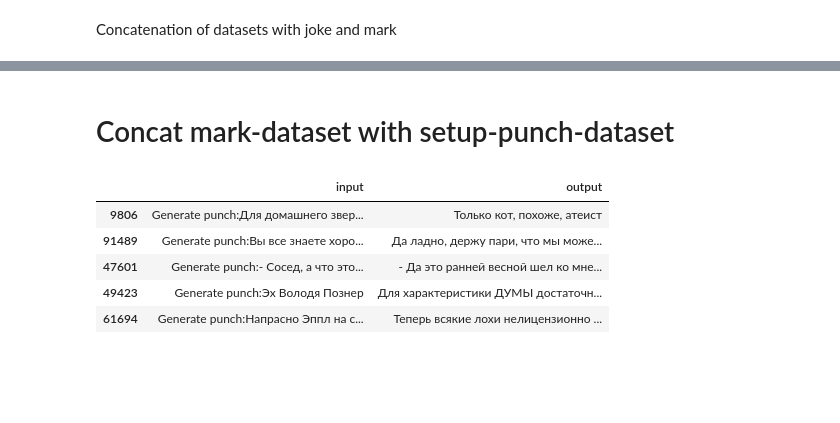
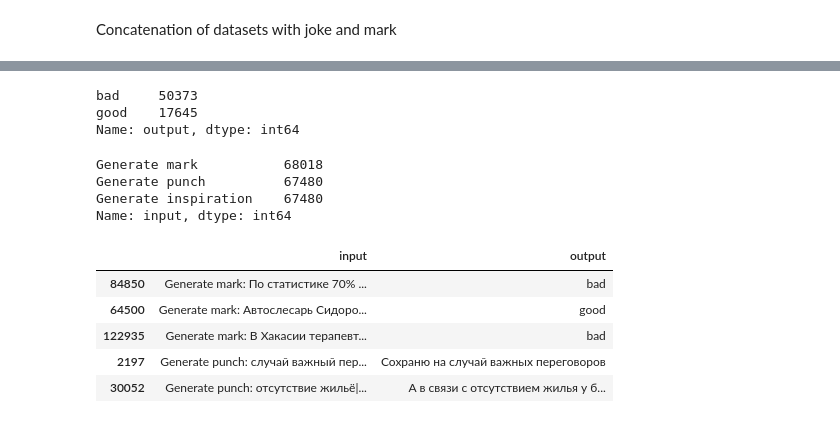
Before and after one commit to nikitosl/jokes-generator, a Jupyter notebook: notebooks/dataset_prepare.ipynb, the cells around one changed output, grey strips where cells are left out. Drawn from its saved outputs; the diff is of its cells as text; code cells hidden in the pictures; blank space fills up the shorter version.

Commit message:
Tune dataset preparation for inspiration

```diff
--- a/notebooks/dataset_prepare.ipynb
+++ b/notebooks/dataset_prepare.ipynb
@@ -624 +602,51 @@ marked_joke_df.sample(5)
+# %%
+marked_joke_df_ = pd.read_csv('../data/agg-marked-joke-dataset/agg-marked-joke-dataset.csv')
+setup_punch_df_ = pd.read_csv('../data/agg-setup-punch-dataset/agg-setup-punch-dataset.csv')
+# %%
+# Generate inspiration
+setup_punch_df_['inspiration'] = setup_punch_df_['punch'].progress_apply(get_inspiration)
+# %%
+# Inspiration
+inspiration_df = setup_punch_df_.copy()
+inspiration_df['input'] = inspiration_prefix + inspiration_df['setup']
+inspiration_df['output'] = inspiration_df['inspiration']
+
+# Punch
+setup_punch_df = setup_punch_df_.copy()
+setup_punch_df['input'] = punch_prefix + setup_punch_df['inspiration'] + '|' + setup_punch_df['setup']
+setup_punch_df['output'] = setup_punch_df['punch']
+
+# Mark
+marked_joke_df = marked_joke_df_.copy()
+marked_joke_df['input'] = mark_prefix + marked_joke_df['joke']
+marked_joke_df['output'] = marked_joke_df['mark']
+# Reduce size and simplify task
+marked_joke_df = marked_joke_df.loc[marked_joke_df.output.isin([0, 1, 8, 9])]
+marked_joke_df.output = np.where(marked_joke_df.output <= 1, 'bad', 'good')
+# %%
+marked_joke_df.output.value_counts()
+# %% [output]
+bad     50373
+good    17645
+Name: output, dtype: int64
+# %%
+generation_df = pd.concat([inspiration_df[['input', 'output']],
+                           setup_punch_df[['input', 'output']],
+                           marked_joke_df[['input', 'output']]], axis=0).sample(frac=1)
+# %%
+generation_df.input.str.split(':').str[0].value_counts()
+# %% [output]
+Generate mark           68018
+Generate punch          67480
+Generate inspiration    67480
+Name: input, dtype: int64
+# %%
+generation_df.sample(5)
+# %% [output]
+|  | input | output |
+| 84850 | Generate mark: По статистике 70% ... | bad |
+| 64500 | Generate mark: Автослесарь Сидоро... | good |
+| 122935 | Generate mark: В Хакасии терапевт... | bad |
+| 2197 | Generate punch: случай важный пер... | Сохраню на случай важных переговоров |
+| 30052 | Generate punch: отсутствие жильё|... | А в связи с отсутствием жилья у б... |
 # %%
@@ -630,2 +657,0 @@ marked_joke_df.iloc[split == 2].to_csv('../data/agg-marked-joke-dataset/agg-mark
-# %% [markdown]
-# Concat mark-dataset with setup-punch-dataset
@@ -642,9 +657,0 @@ setup_punch_df.input = 'Generate punch:' + setup_punch_df.input
-# %%
-setup_punch_df.sample(5)
-# %% [output]
-|  | input | output |
-| 9806 | Generate punch:Для домашнего звер... | Только кот, похоже, атеист |
-| 91489 | Generate punch:Вы все знаете хоро... | Да ладно, держу пари, что мы може... |
-| 47601 | Generate punch:- Сосед, а что это... | - Да это ранней весной шел ко мне... |
-| 49423 | Generate punch:Эх Володя Познер | Для характеристики ДУМЫ достаточн... |
-| 61694 | Generate punch:Напрасно Эппл на с... | Теперь всякие лохи нелицензионно ... |
```
Also changed, not shown: parts of 49 cells of this notebook.
